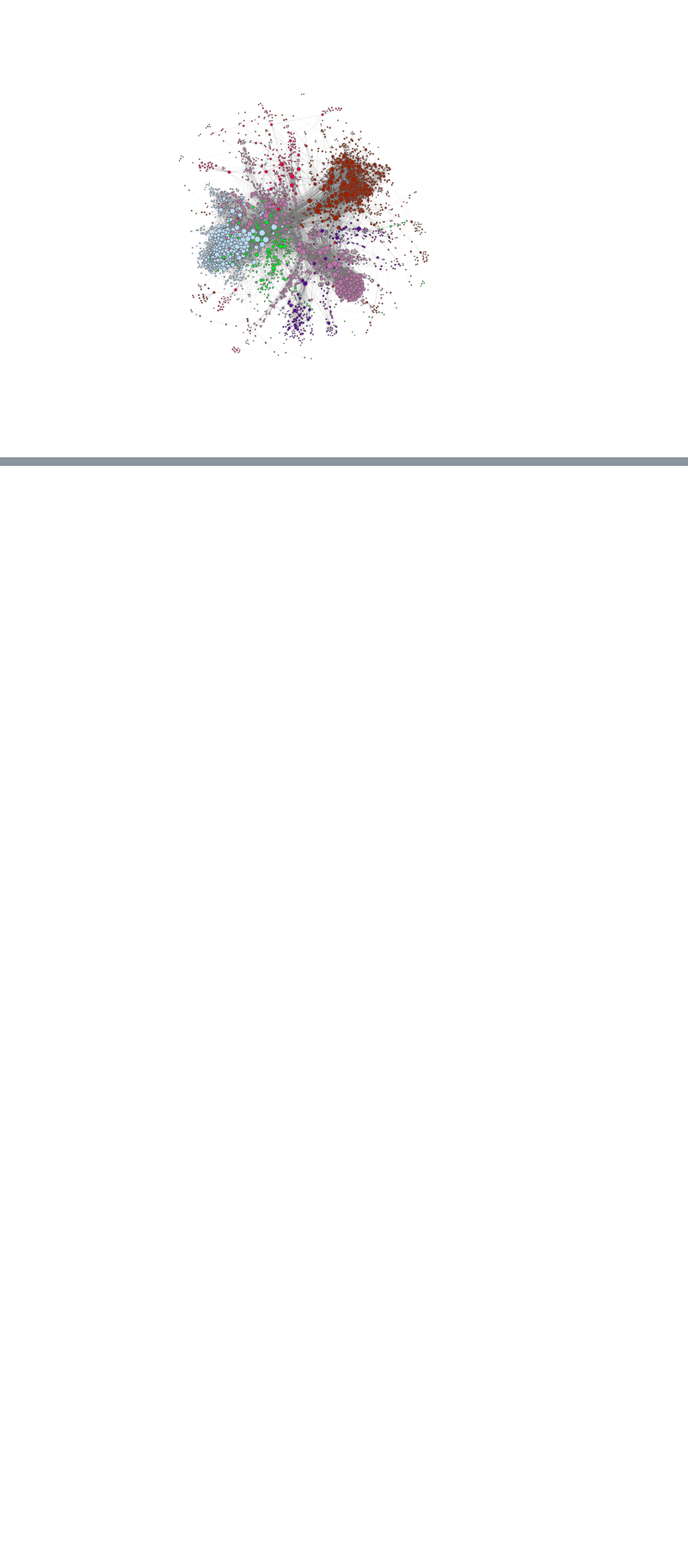
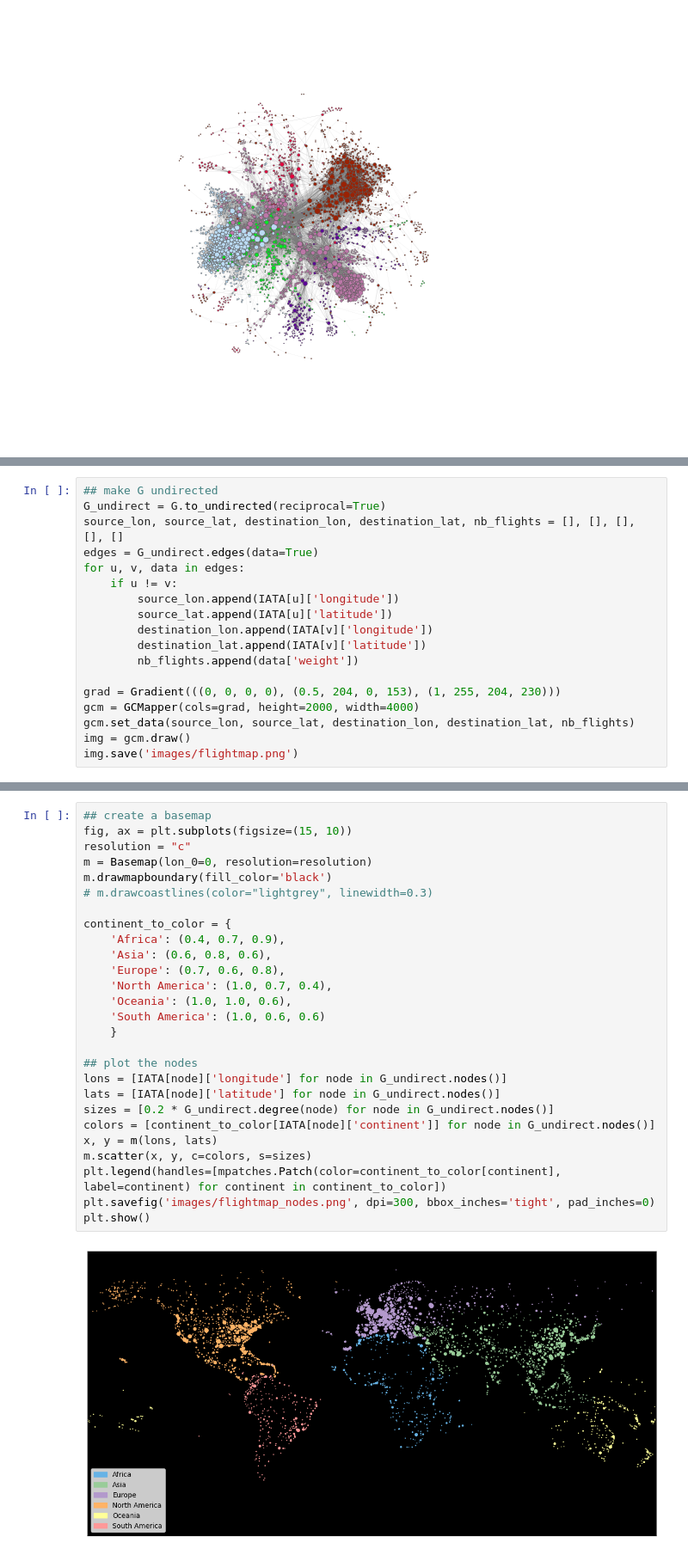
Before and after one commit to kommodeskab/SocialProject, a Jupyter notebook: making_graph.ipynb, the cells around one changed output, grey strips where cells are left out. Shown at 86% size. Cells and saved outputs as stored; diff of their text form; blank space fills up the shorter version.

```diff
--- a/making_graph.ipynb
+++ b/making_graph.ipynb
@@ -340,0 +368,18 @@ plt.savefig("network.png")
+# %%
+## make G undirected
+G_undirect = G.to_undirected(reciprocal=True)
+source_lon, source_lat, destination_lon, destination_lat, nb_flights = [], [], [], [], []
+edges = G_undirect.edges(data=True)
+for u, v, data in edges:
+    if u != v:
+        source_lon.append(IATA[u]['longitude'])
+        source_lat.append(IATA[u]['latitude'])
+        destination_lon.append(IATA[v]['longitude'])
+        destination_lat.append(IATA[v]['latitude'])
+        nb_flights.append(data['weight'])
+
+grad = Gradient(((0, 0, 0, 0), (0.5, 204, 0, 153), (1, 255, 204, 230)))
+gcm = GCMapper(cols=grad, height=2000, width=4000)
+gcm.set_data(source_lon, source_lat, destination_lon, destination_lat, nb_flights)
+img = gcm.draw()
+img.save('images/flightmap.png')
@@ -340,0 +389,29 @@ plt.savefig("network.png")
+# %%
+## create a basemap
+fig, ax = plt.subplots(figsize=(15, 10))
+resolution = "c"
+m = Basemap(lon_0=0, resolution=resolution)
+m.drawmapboundary(fill_color='black')
+# m.drawcoastlines(color="lightgrey", linewidth=0.3)
+
+continent_to_color = {
+    'Africa': (0.4, 0.7, 0.9),
+    'Asia': (0.6, 0.8, 0.6),
+    'Europe': (0.7, 0.6, 0.8),
+    'North America': (1.0, 0.7, 0.4),
+    'Oceania': (1.0, 1.0, 0.6),
+    'South America': (1.0, 0.6, 0.6)
+    }
+
+## plot the nodes
+lons = [IATA[node]['longitude'] for node in G_undirect.nodes()]
+lats = [IATA[node]['latitude'] for node in G_undirect.nodes()]
+sizes = [0.2 * G_undirect.degree(node) for node in G_undirect.nodes()]
+colors = [continent_to_color[IATA[node]['continent']] for node in G_undirect.nodes()]
+x, y = m(lons, lats)
+m.scatter(x, y, c=colors, s=sizes)
+plt.legend(handles=[mpatches.Patch(color=continent_to_color[continent], label=continent) for continent in continent_to_color])
+plt.savefig('images/flightmap_nodes.png', dpi=300, bbox_inches='tight', pad_inches=0)
+plt.show()
+# %% [output]
+[figure, added]
```
Also changed, not shown: parts of 4 cells of this notebook, 4 other files.
